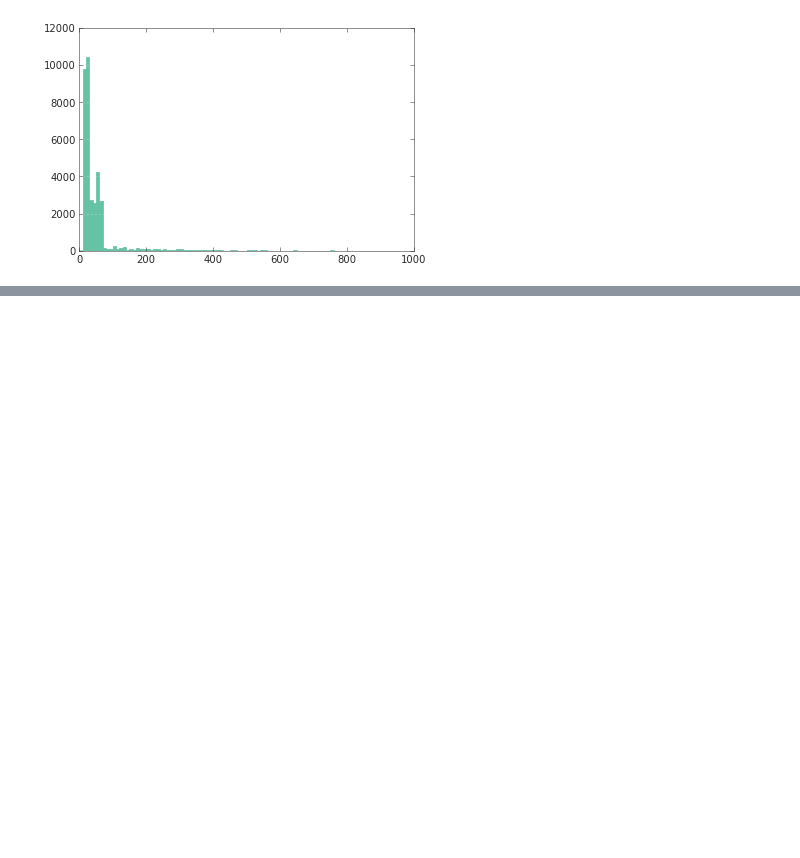
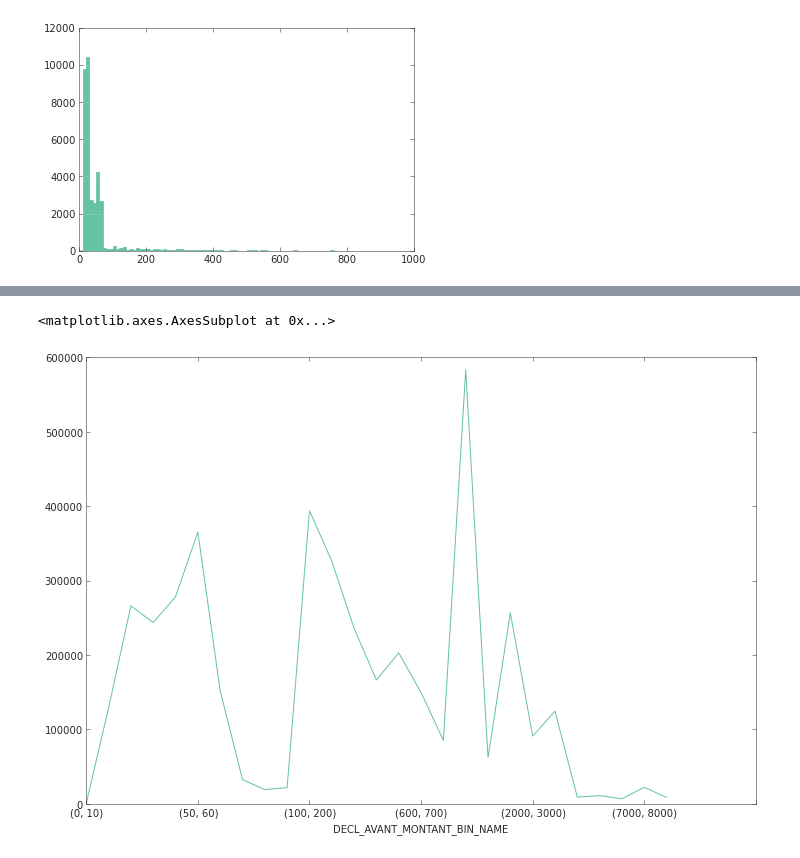
Before and after one commit to regardscitoyens/SunshineActFr, a Jupyter notebook: notebooks/sunshine.all.ipynb, the cells around one changed output, grey strips where cells are left out. Drawn from its saved outputs; the diff is of its cells as text; code cells hidden in the pictures; blank space fills up the shorter version.

```diff
--- a/notebooks/sunshine.all.ipynb
+++ b/notebooks/sunshine.all.ipynb
@@ -57,3 +12,5 @@ df.shape
+# %%
+df = df[df.DECL_AVANT_MONTANT.notnull()].reindex()
 # %%
 count_nature = df.groupby('DECL_AVANT_NATURE').count()
 # %%
@@ -96,0 +40,5 @@ dtypes: float64(1), object(6)
+# %%
+bins = range(0,100,10) + range(100, 1000, 100) + range(1000, 10000, 1000) + [50000]
+# %%
+df['DECL_AVANT_MONTANT_BIN_INDEX'] = pd.Series(np.digitize(df.DECL_AVANT_MONTANT, bins).tolist(), index=df.index)
+df['DECL_AVANT_MONTANT_BIN_NAME'] = df['DECL_AVANT_MONTANT_BIN_INDEX'].apply(lambda idx: (bins[int(idx-1)],) if idx >= len(bins) else (bins[int(idx)-1], bins[int(idx)]))
@@ -96,0 +54,5 @@ dtypes: float64(1), object(6)
+# %%
+df[df.ORIGIN=='Pharmacien'].groupby('DECL_AVANT_MONTANT_BIN_NAME').aggregate({'DECL_AVANT_MONTANT': 'sum'}).DECL_AVANT_MONTANT.plot(figsize=(12,8), kind='line')
+# %% [output]
+<matplotlib.axes.AxesSubplot at 0x...>
+[figure, added]
```
Also changed, not shown: parts of 15 cells of this notebook.
